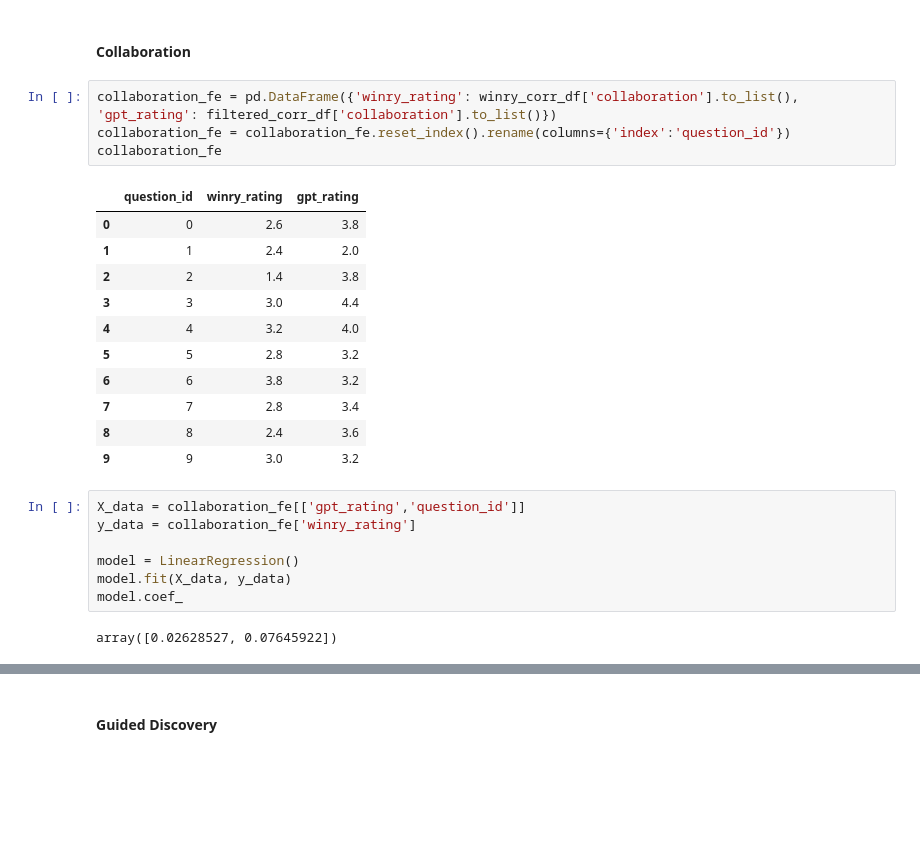
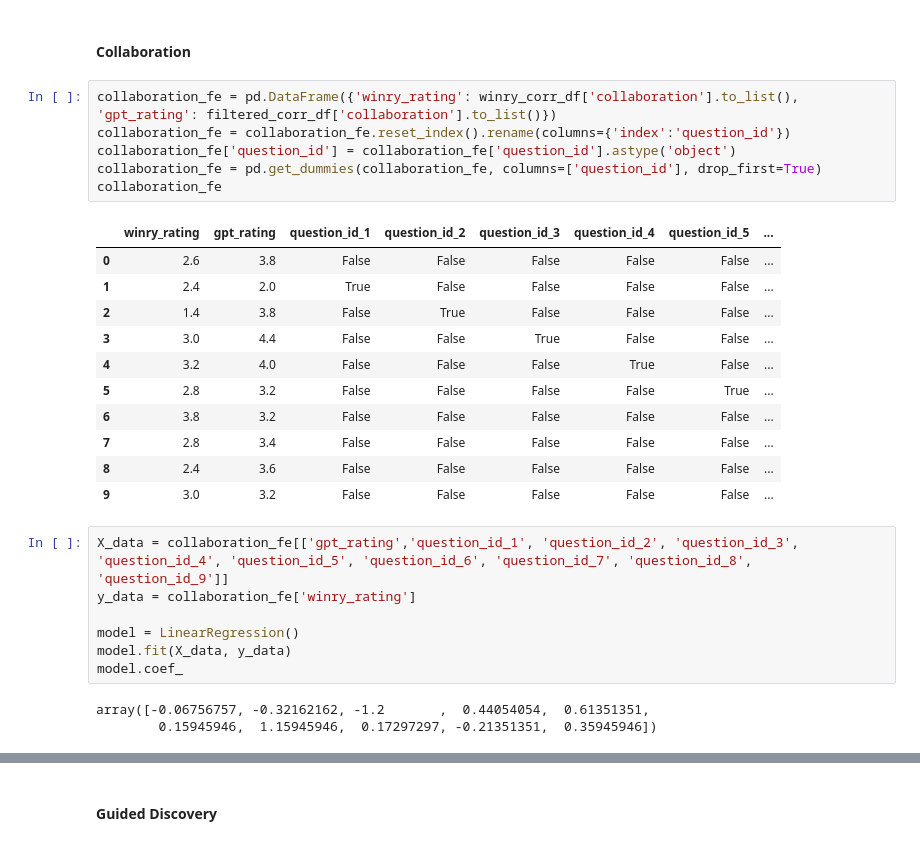
Before and after one commit to embedded-robotics/mental-health-agents, a Jupyter notebook: src/dpo-finetuning/winry_response_evaluation.ipynb, the cells around one changed output, grey strips where cells are left out. Cells and saved outputs as stored; diff of their text form; blank space fills up the shorter version.

```diff
--- a/src/dpo-finetuning/winry_response_evaluation.ipynb
+++ b/src/dpo-finetuning/winry_response_evaluation.ipynb
@@ -1013,25 +1039,28 @@ array([0.38593974, 0.14439024])
 # %%
 collaboration_fe = pd.DataFrame({'winry_rating': winry_corr_df['collaboration'].to_list(), 'gpt_rating': filtered_corr_df['collaboration'].to_list()})
 collaboration_fe = collaboration_fe.reset_index().rename(columns={'index':'question_id'})
+collaboration_fe['question_id'] = collaboration_fe['question_id'].astype('object')
+collaboration_fe = pd.get_dummies(collaboration_fe, columns=['question_id'], drop_first=True)
 collaboration_fe
 # %% [output]
-|  | question_id | winry_rating | gpt_rating |
-| 0 | 0 | 2.6 | 3.8 |
-| 1 | 1 | 2.4 | 2.0 |
-| 2 | 2 | 1.4 | 3.8 |
-| 3 | 3 | 3.0 | 4.4 |
-| 4 | 4 | 3.2 | 4.0 |
-| 5 | 5 | 2.8 | 3.2 |
-| 6 | 6 | 3.8 | 3.2 |
-| 7 | 7 | 2.8 | 3.4 |
-| 8 | 8 | 2.4 | 3.6 |
-| 9 | 9 | 3.0 | 3.2 |
+|  | winry_rating | gpt_rating | question_id_1 | question_id_2 | question_id_3 | question_id_4 | question_id_5 | ... |
+| 0 | 2.6 | 3.8 | False | False | False | False | False | ... |
+| 1 | 2.4 | 2.0 | True | False | False | False | False | ... |
+| 2 | 1.4 | 3.8 | False | True | False | False | False | ... |
+| 3 | 3.0 | 4.4 | False | False | True | False | False | ... |
+| 4 | 3.2 | 4.0 | False | False | False | True | False | ... |
+| 5 | 2.8 | 3.2 | False | False | False | False | True | ... |
+| 6 | 3.8 | 3.2 | False | False | False | False | False | ... |
+| 7 | 2.8 | 3.4 | False | False | False | False | False | ... |
+| 8 | 2.4 | 3.6 | False | False | False | False | False | ... |
+| 9 | 3.0 | 3.2 | False | False | False | False | False | ... |
 # %%
-X_data = collaboration_fe[['gpt_rating','question_id']]
+X_data = collaboration_fe[['gpt_rating','question_id_1', 'question_id_2', 'question_id_3', 'question_id_4', 'question_id_5', 'question_id_6', 'question_id_7', 'question_id_8', 'question_id_9']]
 y_data = collaboration_fe['winry_rating']
 
 model = LinearRegression()
 model.fit(X_data, y_data)
 model.coef_
 # %% [output]
-array([0.02628527, 0.07645922])
+array([-0.06756757, -0.32162162, -1.2       ,  0.44054054,  0.61351351,
+        0.15945946,  1.15945946,  0.17297297, -0.21351351,  0.35945946])
```
Also changed, not shown: parts of 19 cells of this notebook, 1 other file.
